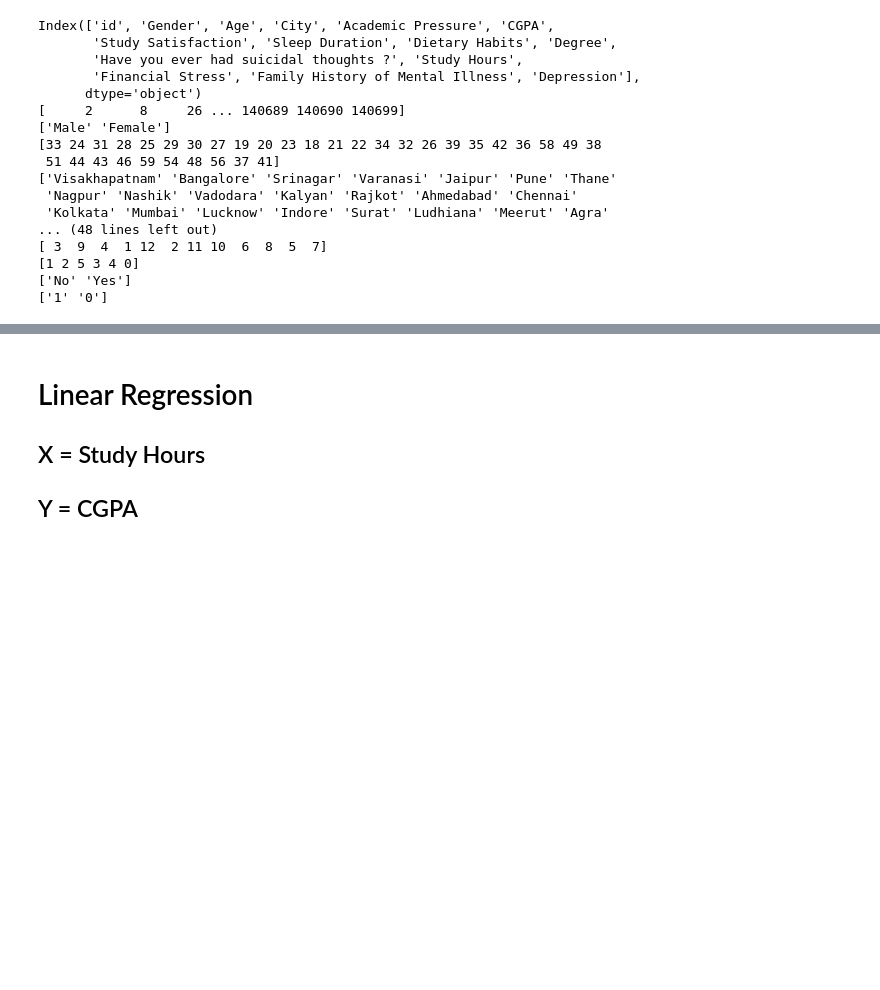
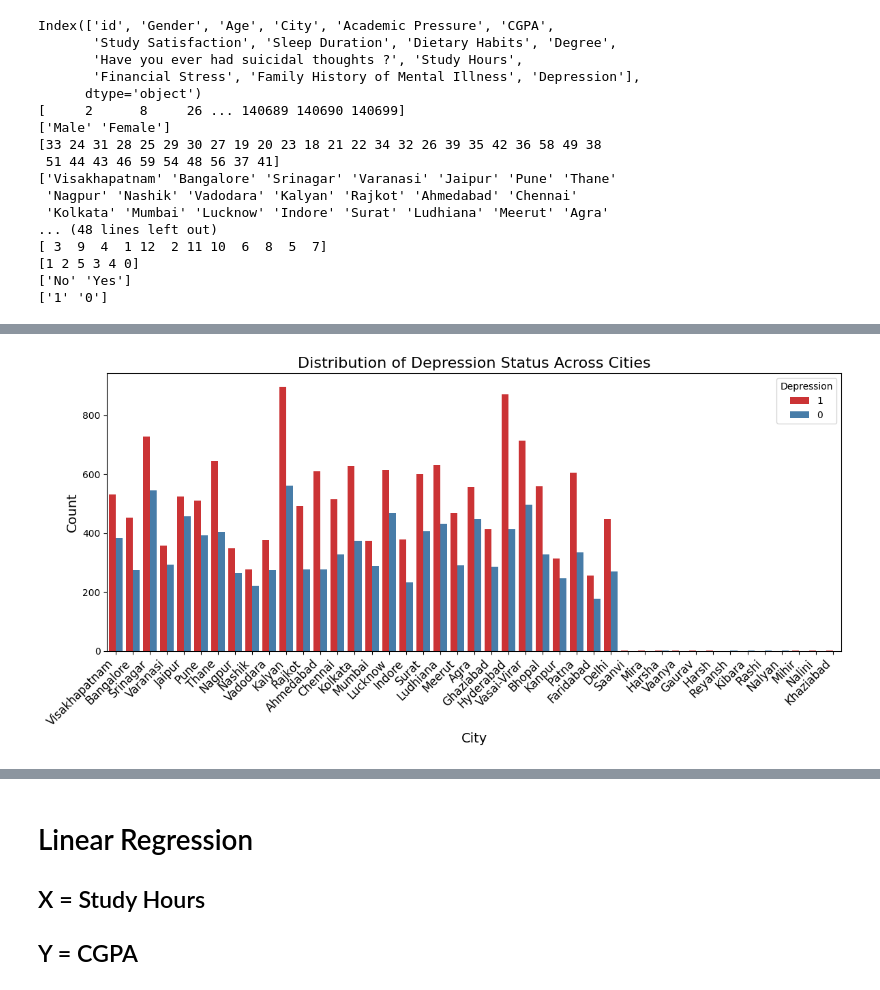
Before and after one commit to tr-ggr/MentalHealthStudents_AppliedAI, a Jupyter notebook: main.ipynb, the cells around one changed output, grey strips where cells are left out. Saved outputs shown, nothing was run; the diff lists cells and outputs as text; code cells hidden in the pictures; blank space fills up the shorter version.

```diff
--- a/main.ipynb
+++ b/main.ipynb
@@ -220,0 +240,13 @@ Length: 26164, dtype: bool
+# %%
+#Distribution of Depression Status Across Cities
+plt.figure(figsize=(12, 6))
+sns.countplot(x='City', hue='Depression', data=data, palette='Set1')
+
+plt.title('Distribution of Depression Status Across Cities', fontsize=16)
+plt.xticks(rotation=45, ha='right', fontsize=12)
+plt.xlabel('City', fontsize=14)
+plt.ylabel('Count', fontsize=14)
+plt.tight_layout()
+plt.show()
+# %% [output]
+[figure, added]
```
Also changed, not shown: parts of 19 cells of this notebook.
